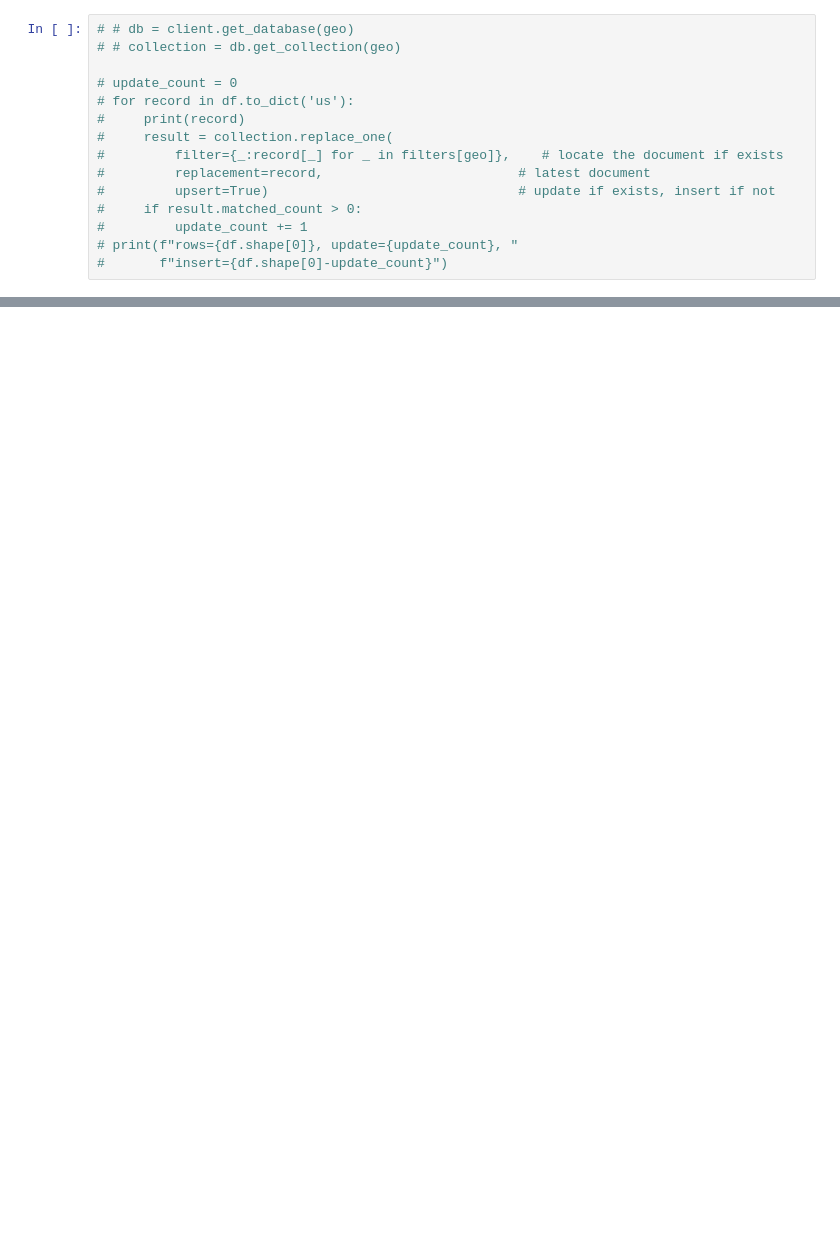
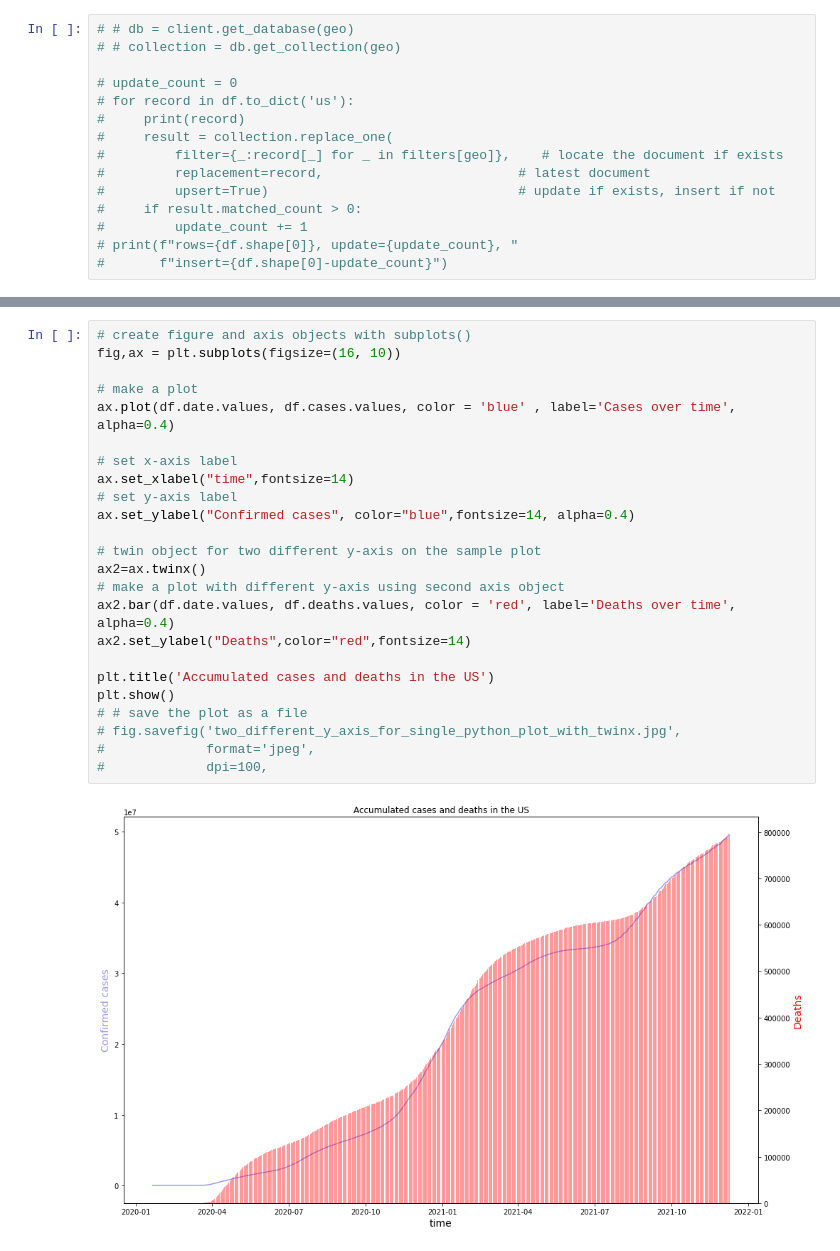
Before and after one commit to ysong1020/CovidTracker, a Jupyter notebook: ETL_EDA.ipynb, the cells around one changed output, grey strips where cells are left out. Cells and saved outputs as stored; diff of their text form; blank space fills up the shorter version.

```diff
--- a/ETL_EDA.ipynb
+++ b/ETL_EDA.ipynb
@@ -130,0 +169,26 @@ Use the smallest datset -- 'us' for EDA.
+# %%
+# create figure and axis objects with subplots()
+fig,ax = plt.subplots(figsize=(16, 10))
+
+# make a plot
+ax.plot(df.date.values, df.cases.values, color = 'blue' , label='Cases over time', alpha=0.4)
+
+# set x-axis label
+ax.set_xlabel("time",fontsize=14)
+# set y-axis label
+ax.set_ylabel("Confirmed cases", color="blue",fontsize=14, alpha=0.4)
+
+# twin object for two different y-axis on the sample plot
+ax2=ax.twinx()
+# make a plot with different y-axis using second axis object
+ax2.bar(df.date.values, df.deaths.values, color = 'red', label='Deaths over time', alpha=0.4)
+ax2.set_ylabel("Deaths",color="red",fontsize=14)
+
+plt.title('Accumulated cases and deaths in the US')
+plt.show()
+# # save the plot as a file
+# fig.savefig('two_different_y_axis_for_single_python_plot_with_twinx.jpg',
+#             format='jpeg',
+#             dpi=100,
+# %% [output]
+[figure, added]
```
Also changed, not shown: parts of 33 cells of this notebook.
